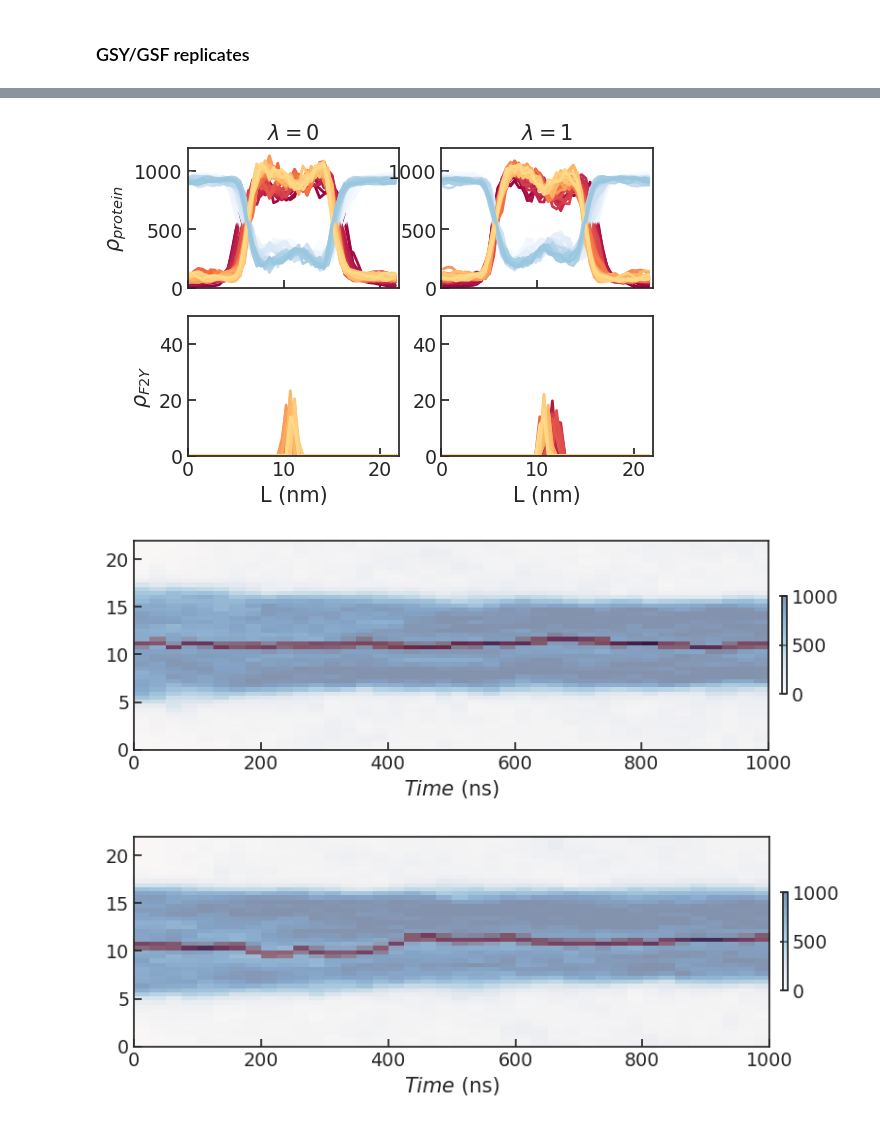
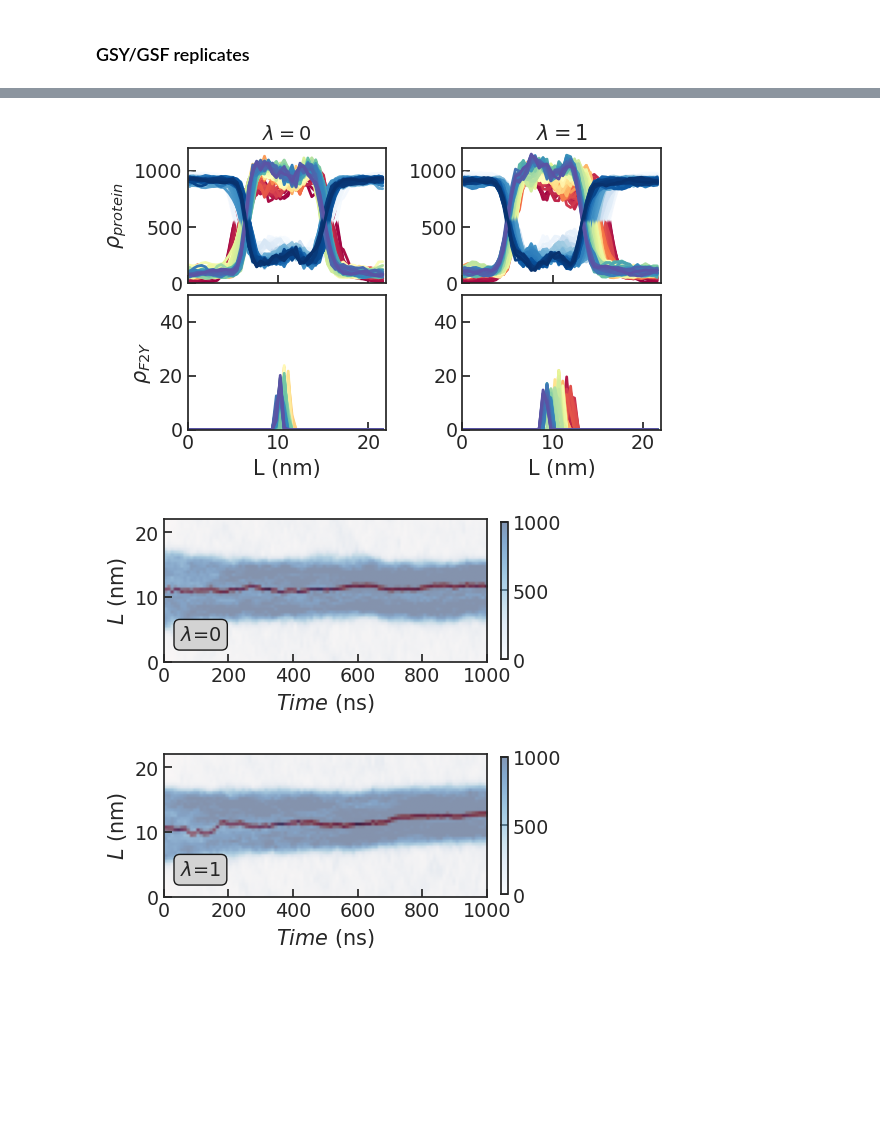
Before and after one commit to BioKT/Stickers, a Jupyter notebook: PHETYR/analysis_dense_revision.ipynb, the cells around one changed output, grey strips where cells are left out. Saved outputs shown, nothing was run; the diff lists cells and outputs as text; code cells hidden in the pictures; blank space fills up the shorter version.

```diff
--- a/PHETYR/analysis_dense_revision.ipynb
+++ b/PHETYR/analysis_dense_revision.ipynb
@@ -46,7 +42,7 @@ plt.savefig("GGFGG_%s_%s_%s_sasa.png"%(soup, ff, wat))
 proot = 'GGFGG'
 ff = 'amber99sb-star-ildnTRUE'
 wat = 'tip3p'
-fig, ax = plt.subplots(3,1,figsize=(8,8), sharex=True, sharey=True)
+fig, ax = plt.subplots(3,1,figsize=(6,6), sharex=True, sharey=True)
 
 for rep in range(3):
     axt = ax[rep].twinx()
@@ -68,15 +64,17 @@ for rep in range(3):
             print (e)
         axt.set_ylim(-1,15)
         ax[rep].set_xlim(data[0,0], data[-1,0])
-    ax[rep].set_ylabel(r'$\rho$ (nm$^2$)', fontsize=18)
-    ax[rep].legend(loc=1)
-    #ax.set_xlim(0,traj.time[-1])
+    if rep == 1:
+        ax[rep].set_ylabel(r'$\rho$ (mg/ml)', fontsize=16)
+        axt.set_ylabel(r'$\rho_{F2Y}$ (mg/ml)', fontsize=16)
+        #ax.set_xlim(0,traj.time[-1])
 #    ax[lmbda][-1].set_xlim(-180,180)
     #ax[lmbda][-1].set_ylim(-180,180)
 #    ax[lmbda][-1].xaxis.set_ticks(range(-180,181,90))
     #ax[lmbda][-1].yaxis.set_ticks(range(-180,181,90))
     #plt.suptitle("%s"%prot.replace("F","(F2Y)"), fontsize=14)
-ax[rep].set_xlabel('L (nm)')
+ax[0].legend(loc=1)
+ax[rep].set_xlabel('L (nm)', fontsize=16)
 plt.tight_layout()
 plt.savefig("figures/GGFGG_%s_%s_%s_density.png"%(soup, ff, wat), dpi=300, \
                 transparent=True)
@@ -92,59 +90,57 @@ for rep in range(3):
         data = []
         dataH2O = []
         dataF2Y = []
-        for k in range(40):
+        for k in range(100):
             file = "../analysis/%s_%s_XXXL_%s_%s_rep%i_l%g_npt_density_bin%i.xvg"%(proot, soup, ff, wat, rep, i, k)
             try:
                 data.append(np.loadtxt(file, comments=["#", "@"]))
                 ax[0][i].plot(data[-1][:,0], data[-1][:,1], '-', lw=2, color=plt.cm.Spectral(k/100))
             except Exception as e:
                 print (e)
+                break
+
             file = "../analysis/%s_%s_XXXL_%s_%s_rep%i_l%g_npt_densityH2O_bin%i.xvg"%(proot, soup,ff, wat, rep, i, k)
             try:
                 dataH2O.append(np.loadtxt(file, comments=["#", "@"]))
                 ax[0][i].plot(dataH2O[-1][:,0], dataH2O[-1][:,1], '-', lw=2, color=plt.cm.Blues(k/100))
             except Exception as e:
                 print (e)
+                break
 
             file = "../analysis/%s_%s_XXXL_%s_%s_rep%i_l%g_npt_densityF2Y_bin%i.xvg"%(proot, soup, ff, wat, rep, i, k)
             try:
                 dataF2Y.append(np.loadtxt(file, comments=["#", "@"]))
                 ax[1][i].plot(dataF2Y[-1][:,0], dataF2Y[-1][:,1], lw=2, color=plt.cm.Spectral(k/100))
             except Exception as e:
                 print (e)
+                break
+
         ax[0][i].set_ylim(0,1200); ax[1][i].set_ylim(0,50)
 
-        figim, axim = plt.subplots(figsize=(8,4))
-        axim.imshow(np.vstack([x[:,1] for x in dataF2Y]).transpose(),  extent=[0,1000, 0, 22], \
+        figim, axim = plt.subplots(figsize=(5,4))
+        axim.imshow(np.vstack([x[:,1] for x in dataF2Y]).transpose(),  extent=[0,(k+1)*10, 0, 22], \
               alpha=1, cmap='Reds')
-        im = axim.imshow(np.vstack([x[:,1] for x in data]).transpose(), extent=[0,1000, 0, 22],\
+        im = axim.imshow(np.vstack([x[:,1] for x in data]).transpose(), extent=[0,(k+1)*10, 0, 22],\
               alpha=0.5, cmap='Blues', vmin=0, vmax=1000)
-        axim.set_aspect(15)
+
+        axim.set_aspect(20)
         axim.set_xlabel('$Time$ (ns)')
-        #divider = make_axes_locatable(axim)
-        #cax = divider.append_axes('right', size='1%', pad=-5.3)
-        #cbar = figim.colorbar(im, cax=cax)
-        #cbar.ax.tick_params(labelsize=10)
-        plt.colorbar(im,fraction=0.0075, pad=0.02)
-        plt.tight_layout()
-        plt.savefig("figures/%s_%s_XXXL_%s_%s_rep%i_l%i_density.png"%(proot, soup, ff, wat, rep, i), \
+        axim.set_ylabel('$L$ (nm)')
+
+        axim.text(0.05,0.15, r'$\lambda$=%g'%i, fontsize=14, transform=axim.transAxes, \
+                      bbox=dict(edgecolor='k', facecolor='lightgray', boxstyle='round'))
+
+        figim.colorbar(im,fraction=0.02, pad=0.04)
+        figim.tight_layout()
+        figim.savefig("figures/%s_%s_XXXL_%s_%s_rep%i_l%i_density.png"%(proot, soup, ff, wat, rep, i), \
                     dpi=300, transparent=True)
 
     ax[i][-1].set_xlim(0,22)
-    ax[0][0].set_title(r'$\lambda=%i$'%0); ax[0][1].set_title(r'$\lambda=%i$'%1);
+    ax[0][0].set_title(r'$\lambda=%i$'%0, fontsize=14); ax[0][1].set_title(r'$\lambda=%i$'%1);
     ax[-1][0].set_xlabel('L (nm)'); ax[-1][1].set_xlabel('L (nm)')
     ax[0][0].set_ylabel(r'$\rho_{protein}$'); ax[1][0].set_ylabel(r'$\rho_{F2Y}$')
-    plt.tight_layout(h_pad=0)
-
-    #masked_data = np.ma.masked_where(np.vstack([x[:,1] for x in dataF2Y]).transpose() == 0., \
-    #                                 np.vstack([x[:,1] for x in dataF2Y]).transpose())
-    #ax.imshow(masked_data,  extent=[0,500, 0, 22], \
-    #          alpha=1, cmap='Reds')
-    #ax.set_ylabel('$L$ (nm)')
-    #ax.text(0.025,0.1,r'$\lambda=$%i'%i, fontsize=12, transform=ax.transAxes, \
-    #       bbox=dict(edgecolor='k', facecolor='white', boxstyle='round', pad=0.2))
-    #plt.savefig("figures/%s_soup_XXXL_%s_%s_l%i_density.png"%(proot,ff, wat, i), dpi=300, transparent=True)
+    fig.tight_layout(h_pad=0)
 # %% [output]
-[figure, old version]
+[figure, new version]
-[figure, old version]
+[figure, new version]
-[figure, old version]
+[figure, new version]
```
Also changed, not shown: parts of 13 cells of this notebook.
